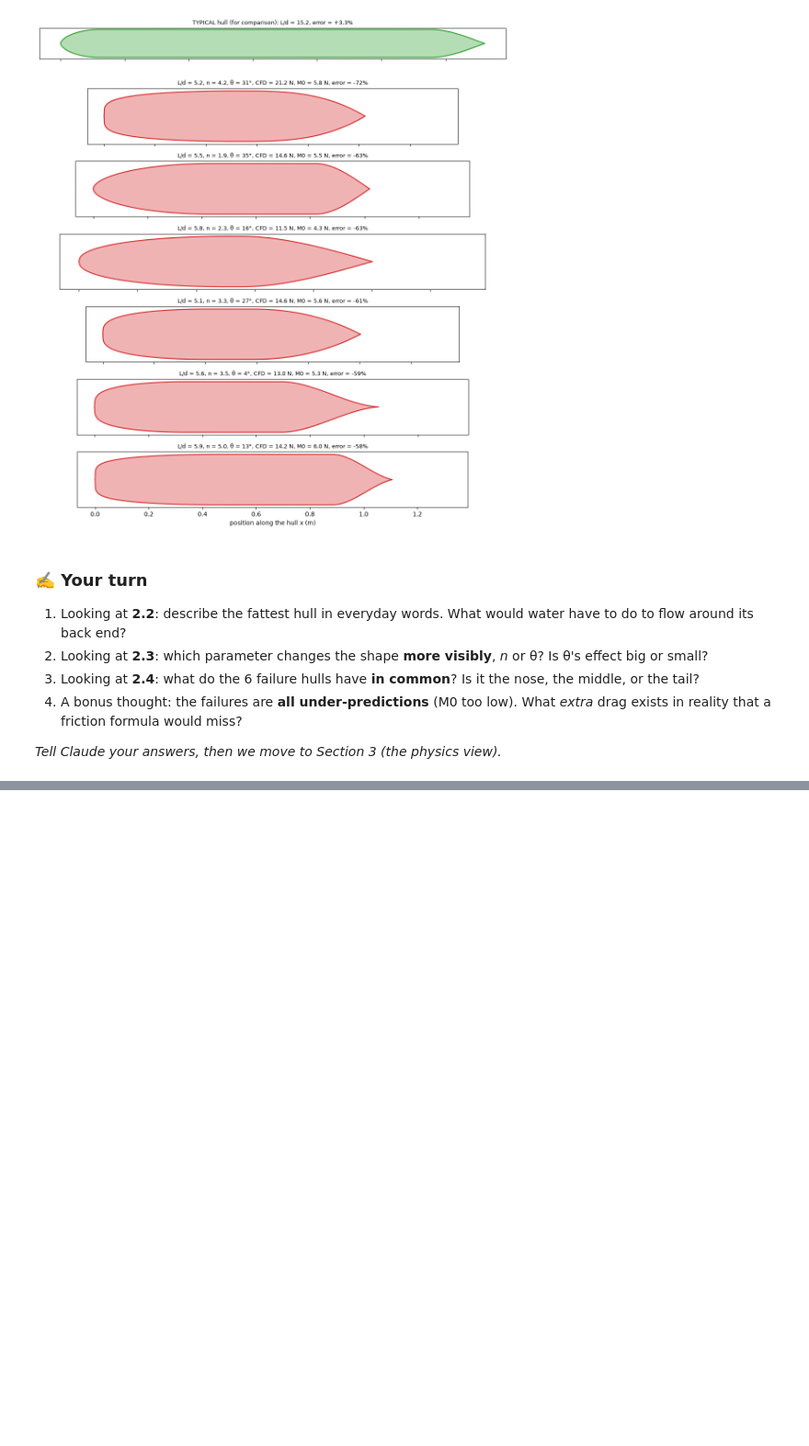
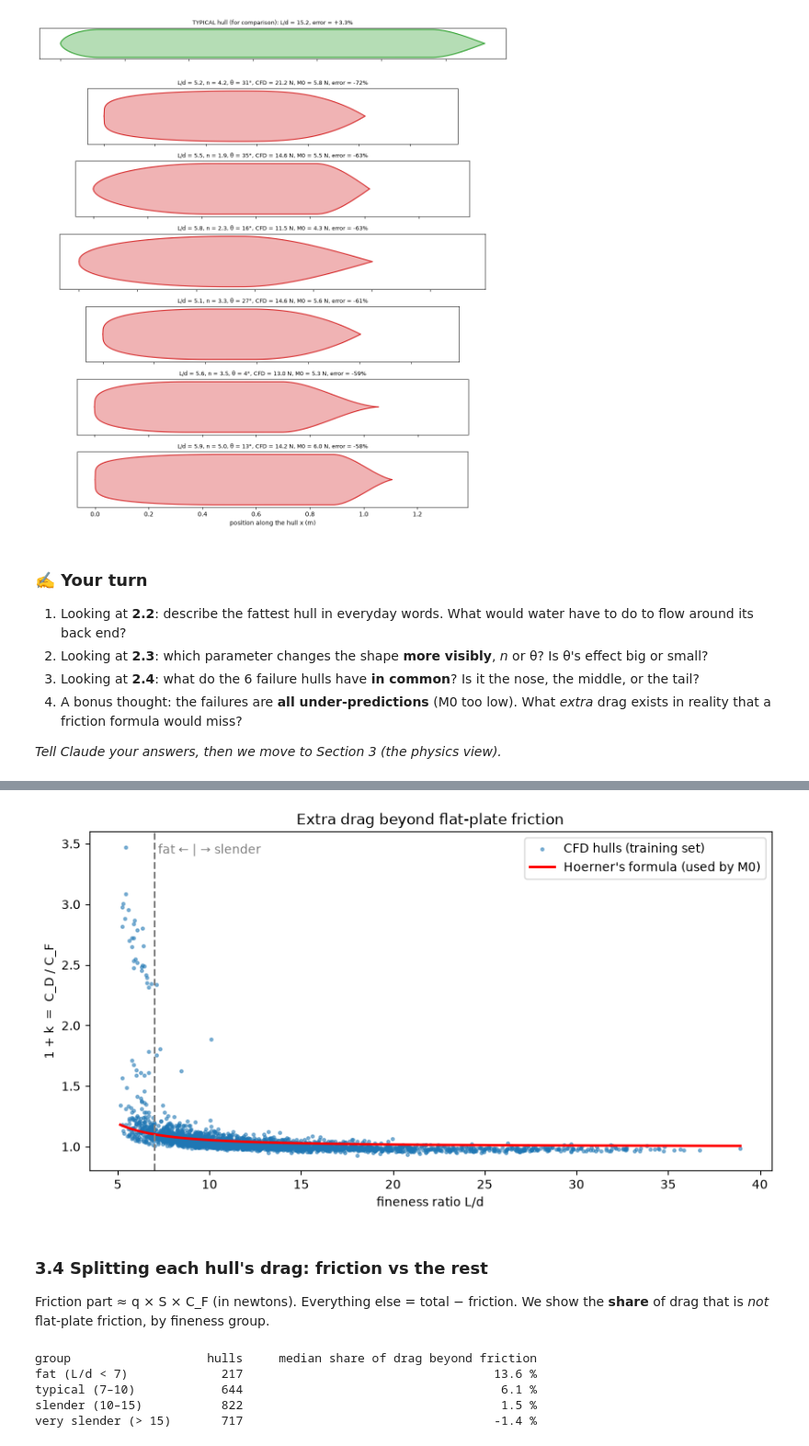
Before and after one commit to SaiKiranKumarNalla/auv-hull-surrogate, a Jupyter notebook: notebooks/01_data_exploration.ipynb, the cells around one changed output, grey strips where cells are left out. Shown at 92% size. Saved outputs shown, nothing was run; the diff lists cells and outputs as text; code cells hidden in the pictures; blank space fills up the shorter version.

```diff
--- a/notebooks/01_data_exploration.ipynb
+++ b/notebooks/01_data_exploration.ipynb
@@ -300,0 +319,11 @@ plt.tight_layout(); plt.show()
+# %%
+from models.physics import wetted_area_and_volume, RHO, U, NU
+
+# Wetted area S (m²) and volume V (m³) for every training hull
+S, V = np.array([wetted_area_and_volume(*row[:6]) for row in train]).T
+
+q = 0.5 * RHO * U**2                       # dynamic pressure (Pa) = 2054 Pa
+CD = tr['D'] / (q * S)                     # drag coefficient based on wetted area
+
+print(f'dynamic pressure q = {q:.0f} Pa')
+print(f'C_D ranges from {CD.min():.4f} to {CD.max():.4f}, median {np.median(CD):.4f}')
@@ -300,0 +344,12 @@ plt.tight_layout(); plt.show()
+# %%
+L_m = tr['L'] / 1000                        # mm → m
+Re = U * L_m / NU                            # Reynolds number of each hull
+CF = 0.075 / (np.log10(Re) - 2)**2           # ITTC-1957 friction coefficient
+one_plus_k = CD / CF                         # how much extra drag beyond flat-plate friction
+
+# Hoerner's textbook estimate of 1 + k for streamlined bodies (what our M0 model uses)
+dl = tr['d'] / tr['L']
+hoerner = 1 + 1.5 * dl**1.5 + 7 * dl**3
+
+print(f'Reynolds number range: {Re.min():.2e} to {Re.max():.2e}')
+print(f'1 + k from CFD: median {np.median(one_plus_k):.2f}, max {one_plus_k.max():.2f}')
@@ -300,0 +364,32 @@ plt.tight_layout(); plt.show()
+# %%
+x_line = np.linspace(tr['Ld'].min(), tr['Ld'].max(), 200)
+dl_line = 1 / x_line
+hoerner_line = 1 + 1.5 * dl_line**1.5 + 7 * dl_line**3
+
+fig, ax = plt.subplots(figsize=(10, 5))
+ax.scatter(tr['Ld'], one_plus_k, s=6, alpha=0.5, label='CFD hulls (training set)')
+ax.plot(x_line, hoerner_line, 'r', lw=2, label="Hoerner's formula (used by M0)")
+ax.axvline(7, ls='--', c='gray'); ax.text(7.2, ax.get_ylim()[1] * 0.95, 'fat ← | → slender', color='gray')
+ax.set(xlabel='fineness ratio L/d', ylabel='1 + k  =  C_D / C_F', title='Extra drag beyond flat-plate friction')
+ax.legend(); plt.show()
+# %% [output]
+[figure, added]
+# %% [markdown]
+### 3.4 Splitting each hull's drag: friction vs the rest
+Friction part ≈ q × S × C_F (in newtons). Everything else = total − friction.
+We show the **share** of drag that is *not* flat-plate friction, by fineness group.
+# %%
+friction_N = q * S * CF
+rest_share = 100 * (tr['D'] - friction_N) / tr['D']      # % of drag that is NOT flat-plate friction
+
+groups = [(0, 7, 'fat (L/d < 7)'), (7, 10, 'typical (7–10)'), (10, 15, 'slender (10–15)'), (15, 99, 'very slender (> 15)')]
+print(f'{"group":22s} {"hulls":>6s} {"median share of drag beyond friction":>40s}')
+for lo, hi, label in groups:
+    m = (tr['Ld'] >= lo) & (tr['Ld'] < hi)
+    print(f'{label:22s} {m.sum():6d} {np.median(rest_share[m]):38.1f} %')
+# %% [output]
+group                   hulls     median share of drag beyond friction
+fat (L/d < 7)             217                                   13.6 %
+typical (7–10)            644                                    6.1 %
+slender (10–15)           822                                    1.5 %
+very slender (> 15)       717                                   -1.4 %
```
Also changed, not shown: parts of 28 cells of this notebook.
